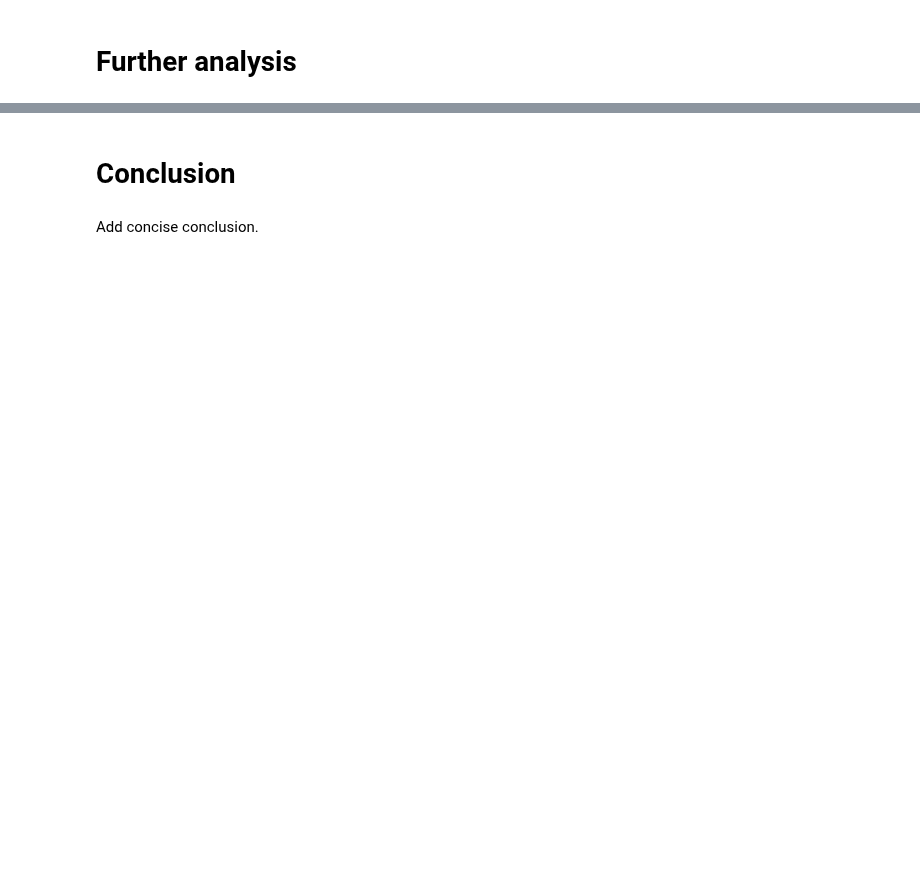
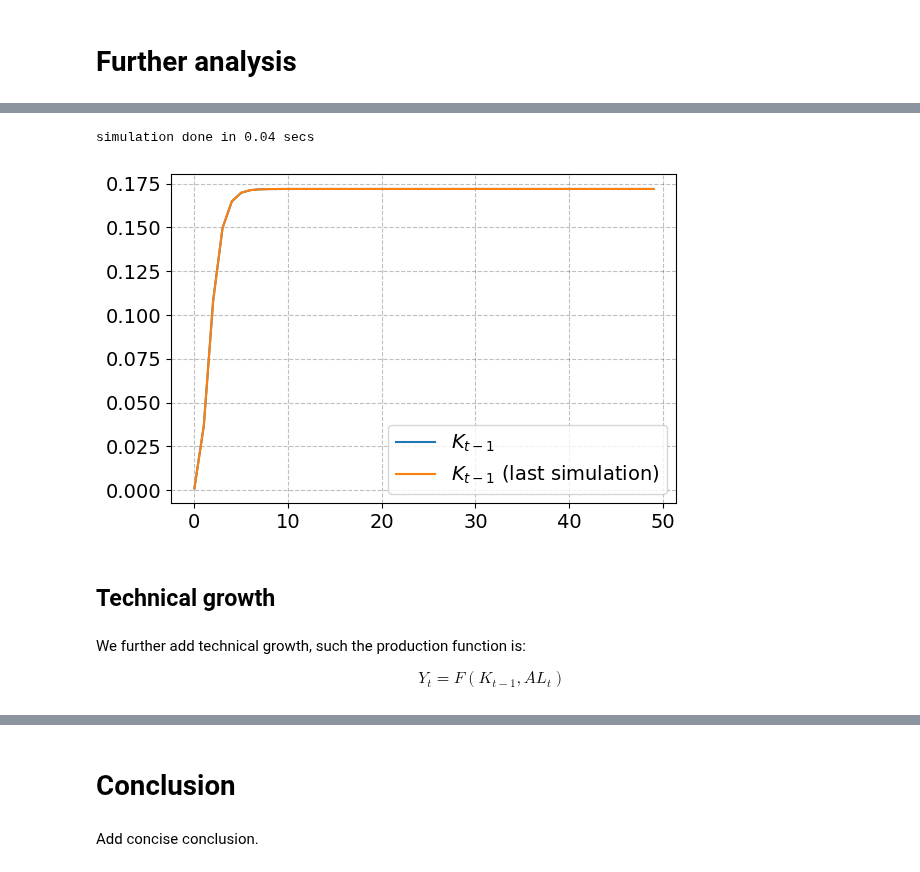
Before and after one commit to NumEconCopenhagen/projects-2023-cbjk, a Jupyter notebook: modelproject/modelproject.ipynb, the cells around one changed output, grey strips where cells are left out. Cells and saved outputs as stored; diff of their text form; code cells hidden in the pictures; blank space fills up the shorter version.

```diff
--- a/modelproject/modelproject.ipynb
+++ b/modelproject/modelproject.ipynb
@@ -50,0 +92,35 @@ Try to make an extension of the model.
+# %%
+model1 = OLGModelClass()
+par = model1.par # SimpeNamespace
+sim = model1.sim # SimpeNamespace
+
+# a. production
+par.production_function = 'cobb-douglas'
+par.theta = 0.0
+
+# b. households
+par.sigma = 1.0
+
+# c. government
+par.tau_w = 0.0
+par.tau_r = 0.0
+sim.balanced_budget[:] = True # G changes to achieve this
+
+# d. population growth
+par.n = 0.1
+
+model.simulate(pop = True)
+# %% [output]
+simulation done in 0.04 secs
+# %%
+plot_K(K_lag = model.sim.K_lag, K_lag_old = K_lag_old)
+
+K_lag_pop = model1.sim.K_lag
+# %% [output]
+[figure, added]
+# %% [markdown]
+## Technical growth
+# %% [markdown]
+We further add technical growth, such the production function is:
+
+$$ Y_t = F(K_{t-1}, AL_t)$$
```
Also changed, not shown: parts of 17 cells of this notebook, 1 other file.
